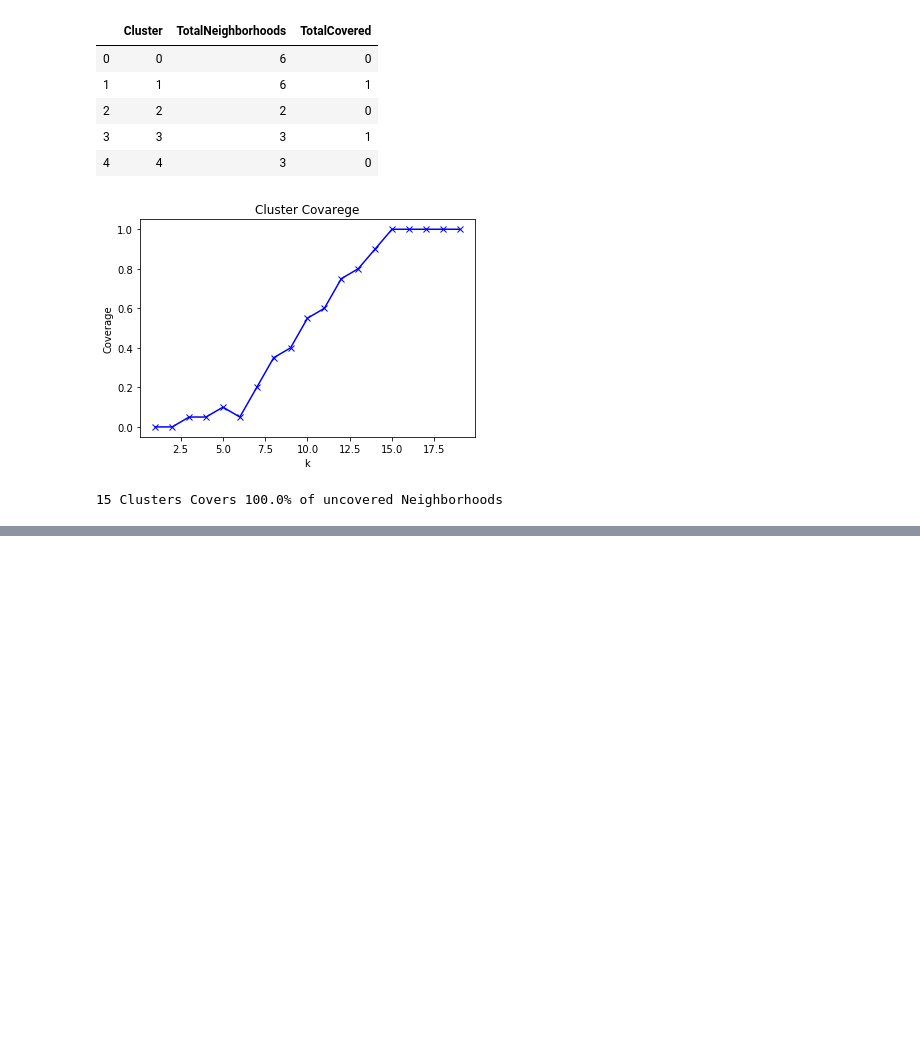
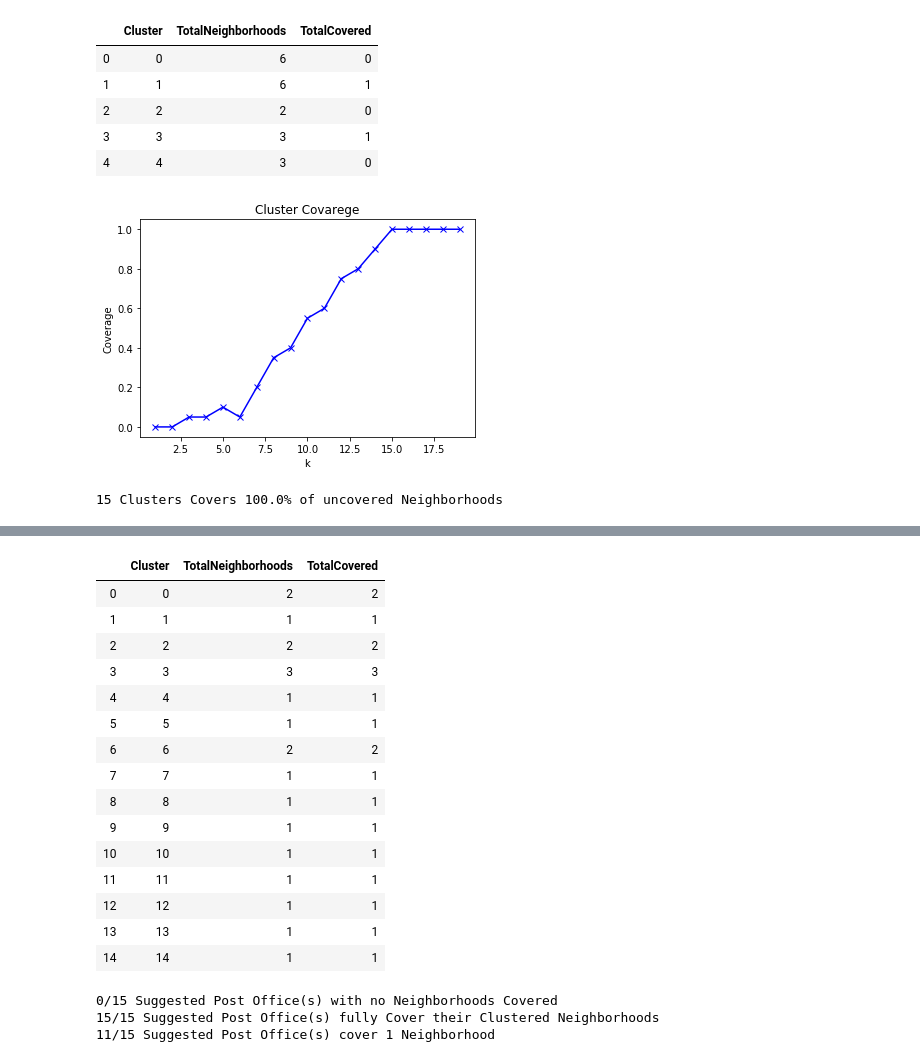
Before and after one commit to ZssAsh/Coursera_Capstone, a Jupyter notebook: DataScienceCapstoneProject.ipynb, the cells around one changed output, grey strips where cells are left out. Drawn from its saved outputs; the diff is of its cells as text; code cells hidden in the pictures; blank space fills up the shorter version.

```diff
--- a/DataScienceCapstoneProject.ipynb
+++ b/DataScienceCapstoneProject.ipynb
@@ -414,7 +416,7 @@ for index, row in filtered_bayanat_df2.iterrows():
     for i, r in df_ADNeighbourhoods2.iterrows():
         nCoords = (r["lat"], r["lng"])
         distance=geopy.distance.geodesic(nCoords,poCoords).m
-        if distance <=__CoverageRadius:
+        if distance <=_COVERAGE_RADIUS:
             filtered_bayanat_df2.at[index,"nbCount"] = filtered_bayanat_df2.at[index,"nbCount"] +1
 filtered_bayanat_df2.head()
 # %% [output]
@@ -427,7 +429,7 @@ filtered_bayanat_df2.head()
 # %% [markdown]
 ##### Plot Abu Dhabi City <font color='gray'>Neighbourhoods</font> and <font color='orange'>Post Offices</font>
 # %%
-Neighbourhoods_map = folium.Map(location=[ADLat, ADLong], zoom_start=11) # generate map centred around the Conrad Hotel
+Neighbourhoods_map = folium.Map(location=[ADLat, ADLong], zoom_start=_MAP_ZOOM) # generate map centred around the Conrad Hotel
 
 # add the post Offices as orange circle markers
 for lat, lng, label,po in zip(df_ADNeighbourhoods.lat, df_ADNeighbourhoods.lng, df_ADNeighbourhoods.Neighborhood,df_ADNeighbourhoods.poCount):
@@ -442,7 +444,7 @@ for lat, lng, label,nb in zip(filtered_bayanat_df2.lat, filtered_bayanat_df2.lng
 
     folium.features.Circle(
         [lat, lng],
-        radius=__CoverageRadius,
+        radius=_COVERAGE_RADIUS,
         color='orange',
         popup=label,
         fill = True,
@@ -458,7 +460,7 @@ for lat, lng in zip(filtered_bayanat_df2.lat, filtered_bayanat_df2.lng):
         p2 = [lt, lg]
         dist=geopy.distance.geodesic(p1,p2).m
         #print(p1,p2,dist)
-        if dist <=__CoverageRadius:
+        if dist <=_COVERAGE_RADIUS:
             folium.PolyLine(locations=[p1, p2], color='orange').add_to(Neighbourhoods_map)
 
 
@@ -528,7 +530,7 @@ print(ClustOffices)
 rainbow = ['lightgreen','lightblue','lightred']
 # %%
 # create map
-map_clusters = folium.Map(location=[ADLat, ADLong], zoom_start=11)
+map_clusters = folium.Map(location=[ADLat, ADLong], zoom_start=_MAP_ZOOM)
 
 # add the post Offices as orange circle markers
 for lat, lng, label,po,ClusterLabels in zip(df_ADNeighbourhoods.lat, df_ADNeighbourhoods.lng, df_ADNeighbourhoods.Neighborhood,df_ADNeighbourhoods.poCount,df_ADNeighbourhoods.ClusterLabels):
@@ -544,7 +546,7 @@ for lat, lng, label,nb in zip(filtered_bayanat_df2.lat, filtered_bayanat_df2.lng
 
     folium.features.Circle(
         [lat, lng],
-        radius=__CoverageRadius,
+        radius=_COVERAGE_RADIUS,
         color='orange',
         popup=label,
         fill = True,
@@ -560,7 +562,7 @@ for lat, lng in zip(filtered_bayanat_df2.lat, filtered_bayanat_df2.lng):
         p2 = [lt, lg]
         dist=geopy.distance.geodesic(p1,p2).m
         #print(p1,p2,dist)
-        if dist <=__CoverageRadius:
+        if dist <=_COVERAGE_RADIUS:
             folium.PolyLine(locations=[p1, p2], color=rainbow[cl],weight=3,opacity=0.9).add_to(map_clusters)
 # display map
 map_clusters
@@ -725,7 +727,7 @@ def Effecancy(dfClust,kmObj):
         TotalCovered=0
         for index, row in subDF.iterrows():
             p2 = (row["lat"], row["lng"])
-            if geopy.distance.geodesic(p1, p2).m <=__CoverageRadius:
+            if geopy.distance.geodesic(p1, p2).m <=_COVERAGE_RADIUS:
                 TotalCovered = TotalCovered + 1
         df = df.append({'Cluster' : i , 'TotalNeighborhoods' : TotalNeighborhoods, 'TotalCovered' : TotalCovered}, ignore_index=True)
 #     df = df.append(df.sum(numeric_only=True), ignore_index=True)
@@ -802,3 +805,34 @@ df_Test0Clust, KMObj = TestClusters(clusters)
 PlotMap(df_Test0Clust,KMObj)
 # %% [output]
 [interactive output not drawn]
+# %%
+s2 = Effecancy(df_Test0Clust,KMObj)
+s2
+# %% [output]
+|  | Cluster | TotalNeighborhoods | TotalCovered |
+| 0 | 0 | 2 | 2 |
+| 1 | 1 | 1 | 1 |
+| 2 | 2 | 2 | 2 |
+| 3 | 3 | 3 | 3 |
+| 4 | 4 | 1 | 1 |
+| 5 | 5 | 1 | 1 |
+| 6 | 6 | 2 | 2 |
+| 7 | 7 | 1 | 1 |
+| 8 | 8 | 1 | 1 |
+| 9 | 9 | 1 | 1 |
+| 10 | 10 | 1 | 1 |
+| 11 | 11 | 1 | 1 |
+| 12 | 12 | 1 | 1 |
+| 13 | 13 | 1 | 1 |
+| 14 | 14 | 1 | 1 |
+# %%
+ZeroCovered = s2[s2['TotalCovered']==0].shape[0]
+Covered = s2[s2['TotalCovered']>0].shape[0]
+FullyCovered = s2[s2['TotalNeighborhoods']==s2['TotalCovered']].shape[0]
+SingleCovered = s2[s2['TotalCovered']==1].shape[0]
+
+print("{}/{} Suggested Post Office(s) with no Neighborhoods Covered\n{}/{} Suggested Post Office(s) fully Cover their Clustered Neighborhoods\n{}/{} Suggested Post Office(s) cover 1 Neighborhood".format(ZeroCovered,clusters,FullyCovered,clusters,SingleCovered,clusters))
+# %% [output]
+0/15 Suggested Post Office(s) with no Neighborhoods Covered
+15/15 Suggested Post Office(s) fully Cover their Clustered Neighborhoods
+11/15 Suggested Post Office(s) cover 1 Neighborhood
```
Also changed, not shown: parts of 13 cells of this notebook.
